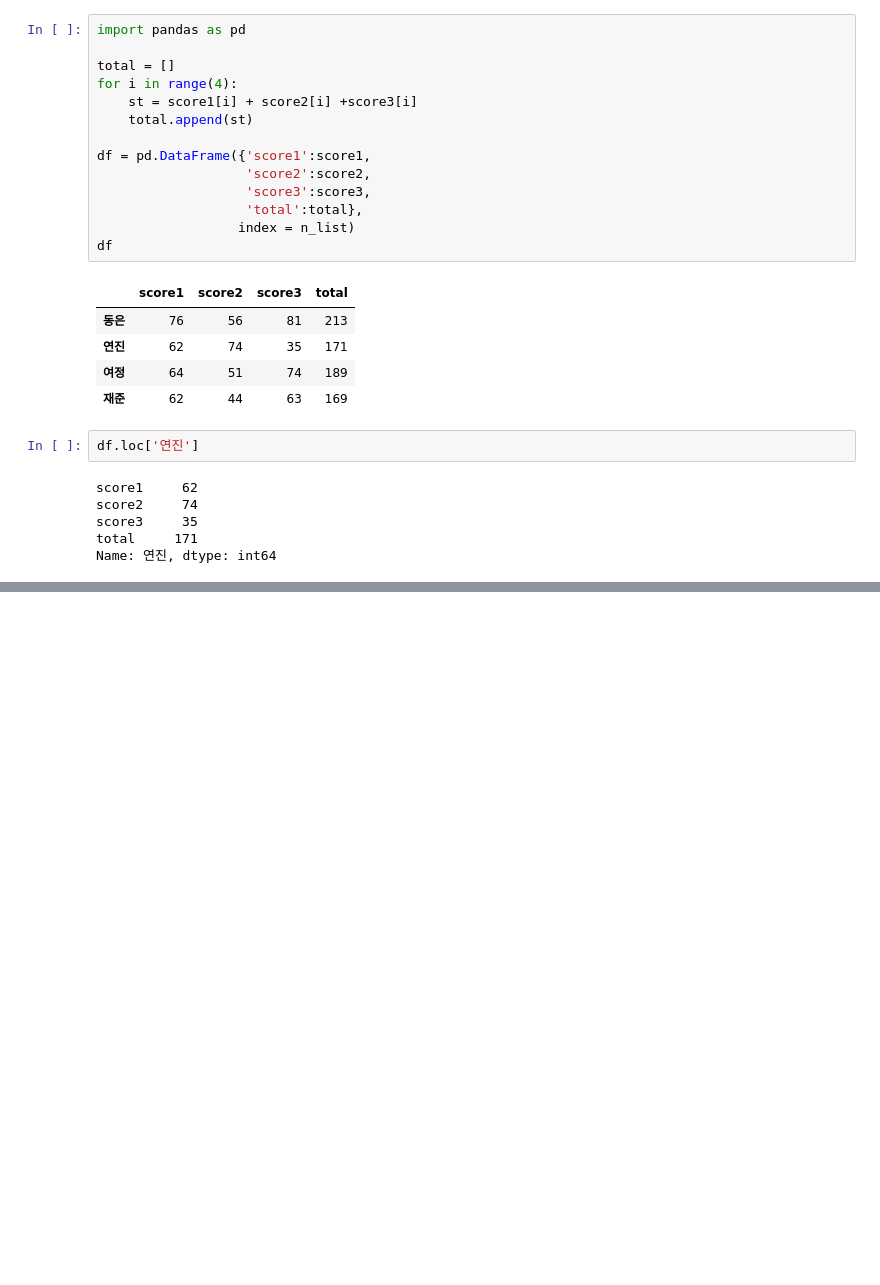
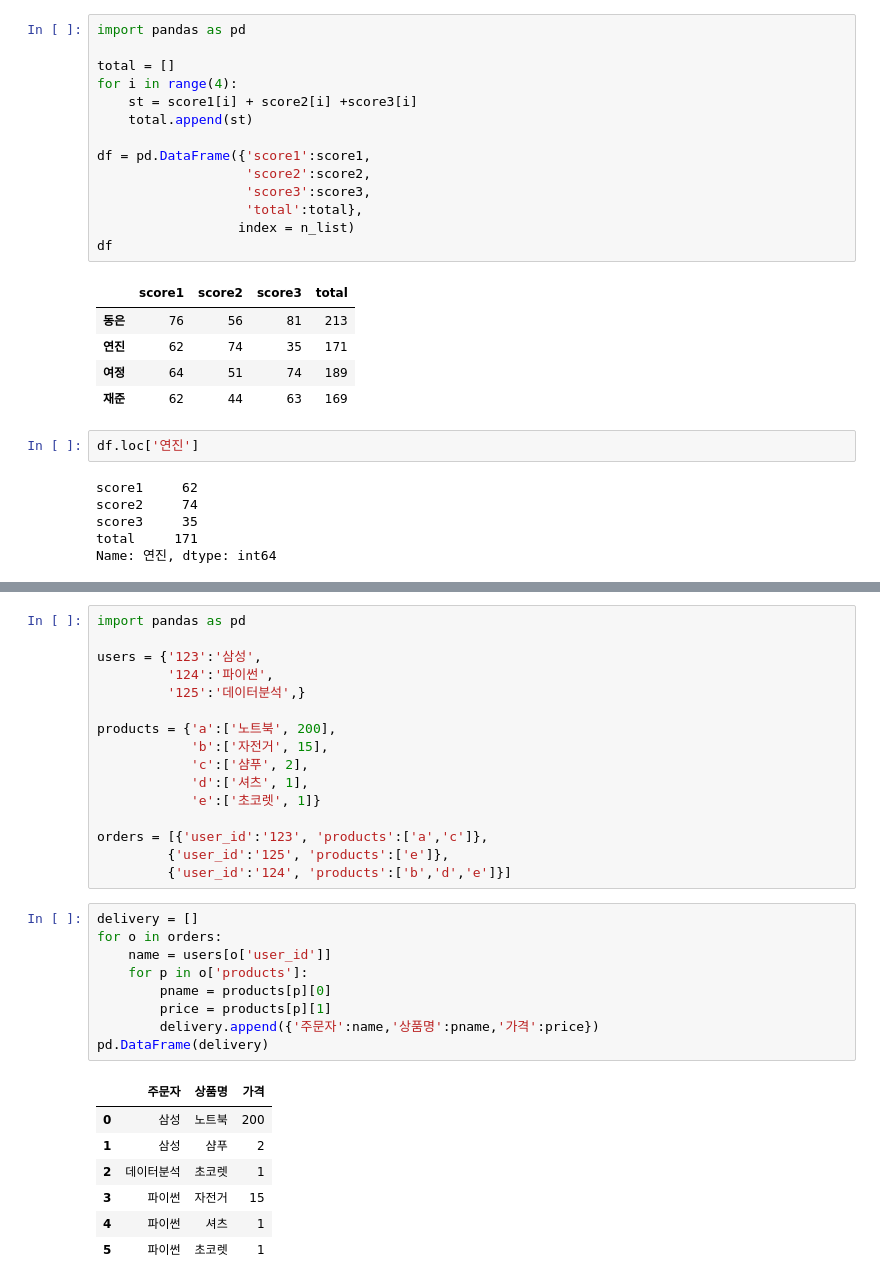
Before and after one commit to dnjsclf145/CDsamsung, a Jupyter notebook: 02-03실습답안.ipynb, the cells around one changed output, grey strips where cells are left out. Cells and saved outputs as stored; diff of their text form; blank space fills up the shorter version.

```diff
--- a/02-03실습답안.ipynb
+++ b/02-03실습답안.ipynb
@@ -277,0 +399,33 @@ Name: 연진, dtype: int64
+# %%
+import pandas as pd
+
+users = {'123':'삼성',
+         '124':'파이썬',
+         '125':'데이터분석',}
+
+products = {'a':['노트북', 200],
+            'b':['자전거', 15],
+            'c':['샴푸', 2],
+            'd':['셔츠', 1],
+            'e':['초코렛', 1]}
+
+orders = [{'user_id':'123', 'products':['a','c']},
+         {'user_id':'125', 'products':['e']},
+         {'user_id':'124', 'products':['b','d','e']}]
+# %%
+delivery = []
+for o in orders:
+    name = users[o['user_id']]
+    for p in o['products']:
+        pname = products[p][0]
+        price = products[p][1]
+        delivery.append({'주문자':name,'상품명':pname,'가격':price})
+pd.DataFrame(delivery)
+# %% [output]
+|  | 주문자 | 상품명 | 가격 |
+| 0 | 삼성 | 노트북 | 200 |
+| 1 | 삼성 | 샴푸 | 2 |
+| 2 | 데이터분석 | 초코렛 | 1 |
+| 3 | 파이썬 | 자전거 | 15 |
+| 4 | 파이썬 | 셔츠 | 1 |
+| 5 | 파이썬 | 초코렛 | 1 |
```
Also changed, not shown: parts of 32 cells of this notebook.
